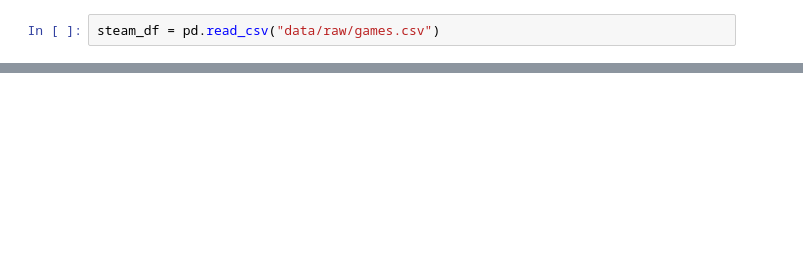
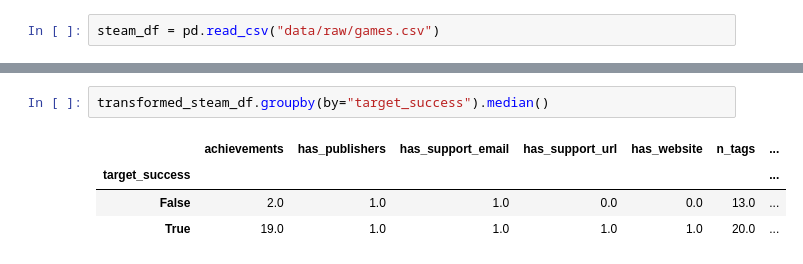
Before and after one commit to MatheusVazManzke/steam-analysis, a Jupyter notebook: notebooks/analysis/1.2-mvm-data-analysis.ipynb, the cells around one changed output, grey strips where cells are left out. Drawn from its saved outputs; the diff is of its cells as text; blank space fills up the shorter version.

```diff
--- a/notebooks/analysis/1.2-mvm-data-analysis.ipynb
+++ b/notebooks/analysis/1.2-mvm-data-analysis.ipynb
@@ -114,0 +114,7 @@ X_transformed = X_transformed[
+# %%
+transformed_steam_df.groupby(by="target_success").median()
+# %% [output]
+|  | achievements | has_publishers | has_support_email | has_support_url | has_website | n_tags | ... |
+| target_success |  |  |  |  |  |  | ... |
+| False | 2.0 | 1.0 | 1.0 | 0.0 | 0.0 | 13.0 | ... |
+| True | 19.0 | 1.0 | 1.0 | 1.0 | 1.0 | 20.0 | ... |
```
Also changed, not shown: parts of 28 cells of this notebook, 14 other files.
